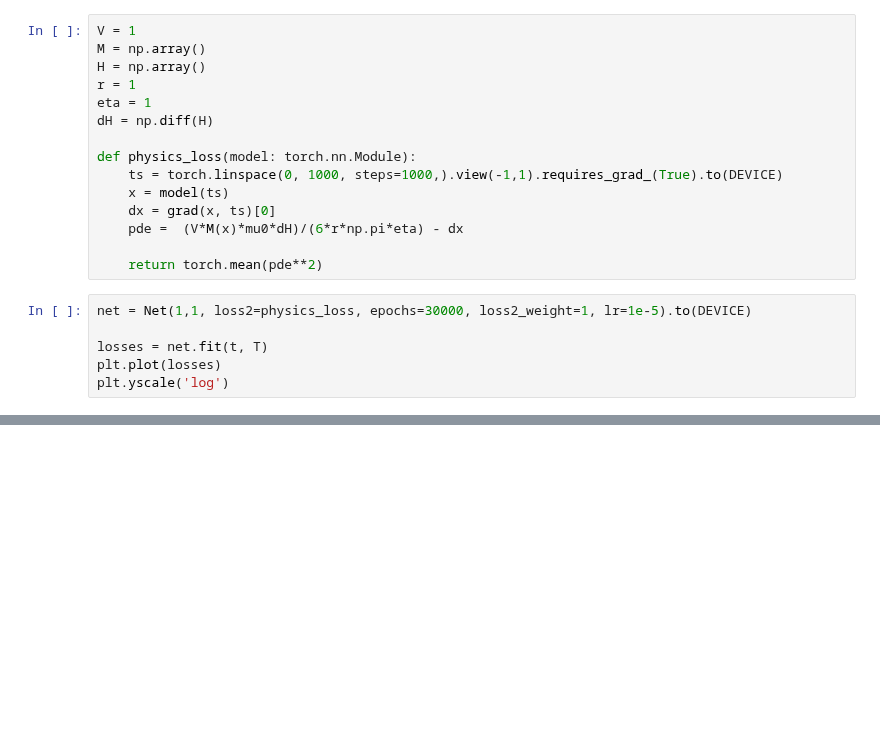
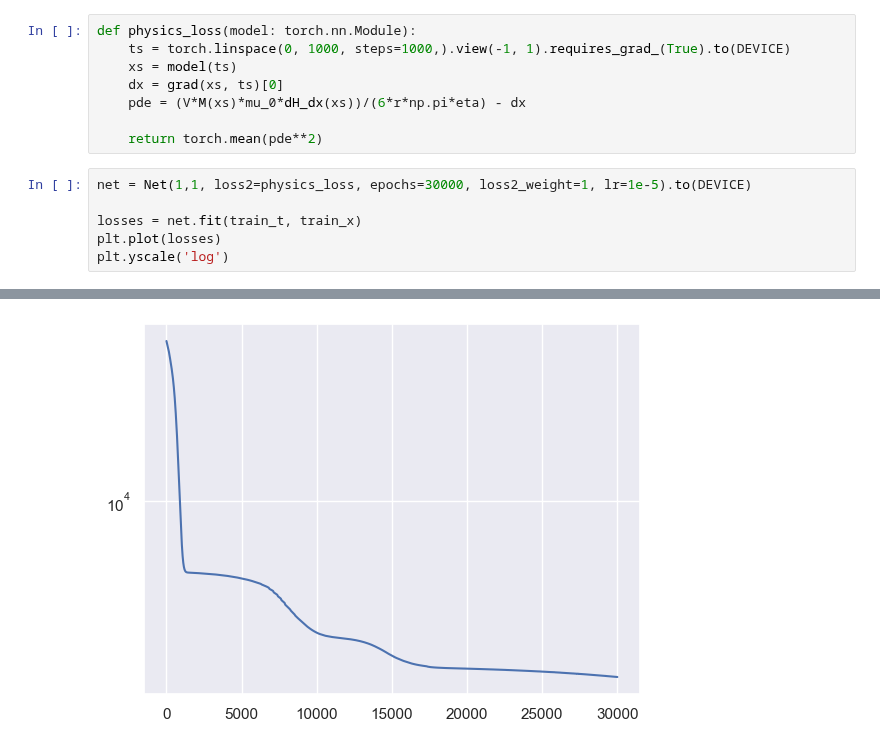
Before and after one commit to rahavdayan/pinns-model, a Jupyter notebook: src/ferrofluid/ferrofluid.ipynb, the cells around one changed output, grey strips where cells are left out. Saved outputs shown, nothing was run; the diff lists cells and outputs as text; blank space fills up the shorter version.

```diff
--- a/src/ferrofluid/ferrofluid.ipynb
+++ b/src/ferrofluid/ferrofluid.ipynb
@@ -38,22 +50,15 @@ NameError: name 'cooling_law' is not defined
 # %%
-V = 1
-M = np.array()
-H = np.array()
-r = 1
-eta = 1
-dH = np.diff(H)
-
 def physics_loss(model: torch.nn.Module):
-    ts = torch.linspace(0, 1000, steps=1000,).view(-1,1).requires_grad_(True).to(DEVICE)
-    x = model(ts)
-    dx = grad(x, ts)[0]
-    pde =  (V*M(x)*mu0*dH)/(6*r*np.pi*eta) - dx
+    ts = torch.linspace(0, 1000, steps=1000,).view(-1, 1).requires_grad_(True).to(DEVICE)
+    xs = model(ts)
+    dx = grad(xs, ts)[0]
+    pde = (V*M(xs)*mu_0*dH_dx(xs))/(6*r*np.pi*eta) - dx
 
     return torch.mean(pde**2)
 # %%
 net = Net(1,1, loss2=physics_loss, epochs=30000, loss2_weight=1, lr=1e-5).to(DEVICE)
 
-losses = net.fit(t, T)
+losses = net.fit(train_t, train_x)
 plt.plot(losses)
 plt.yscale('log')
 # %% [output]
@@ -61 +75,2 @@ NameError: name 'Net' is not defined
+[figure, added]
 # %%
```
Also changed, not shown: parts of 8 cells of this notebook, 2 other files.
